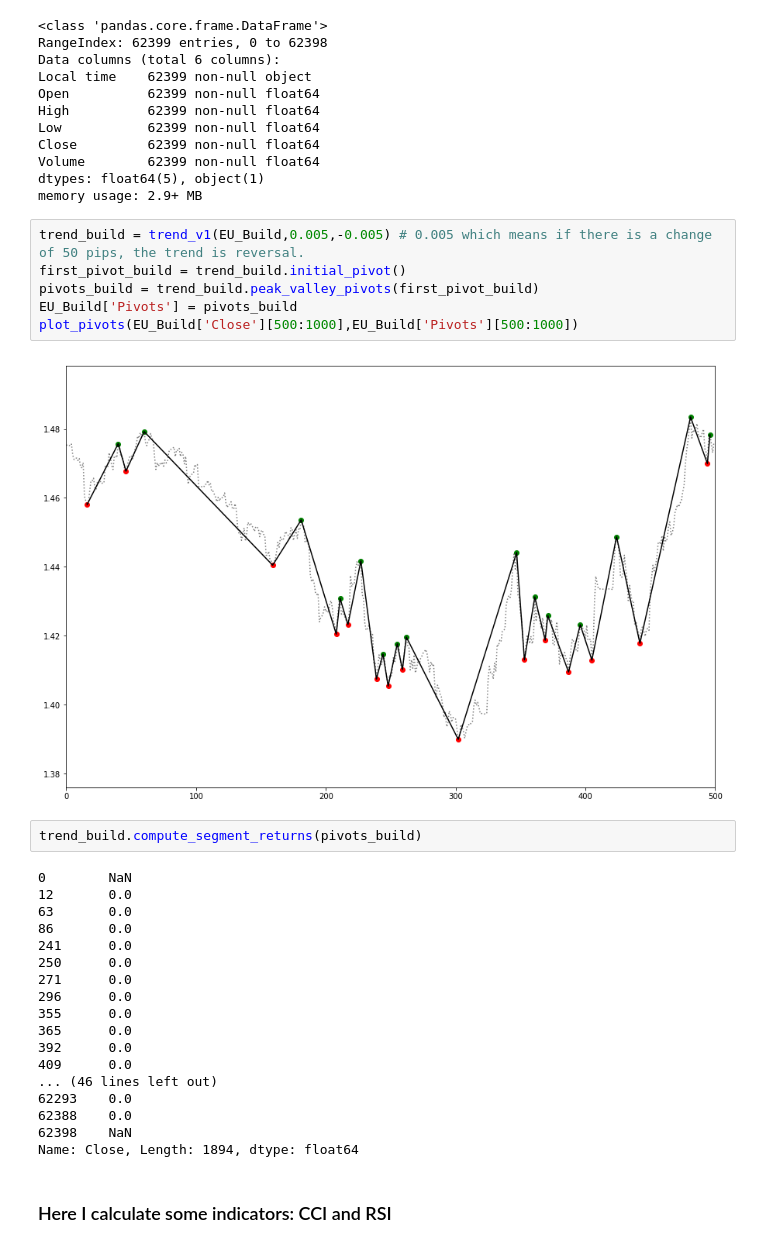
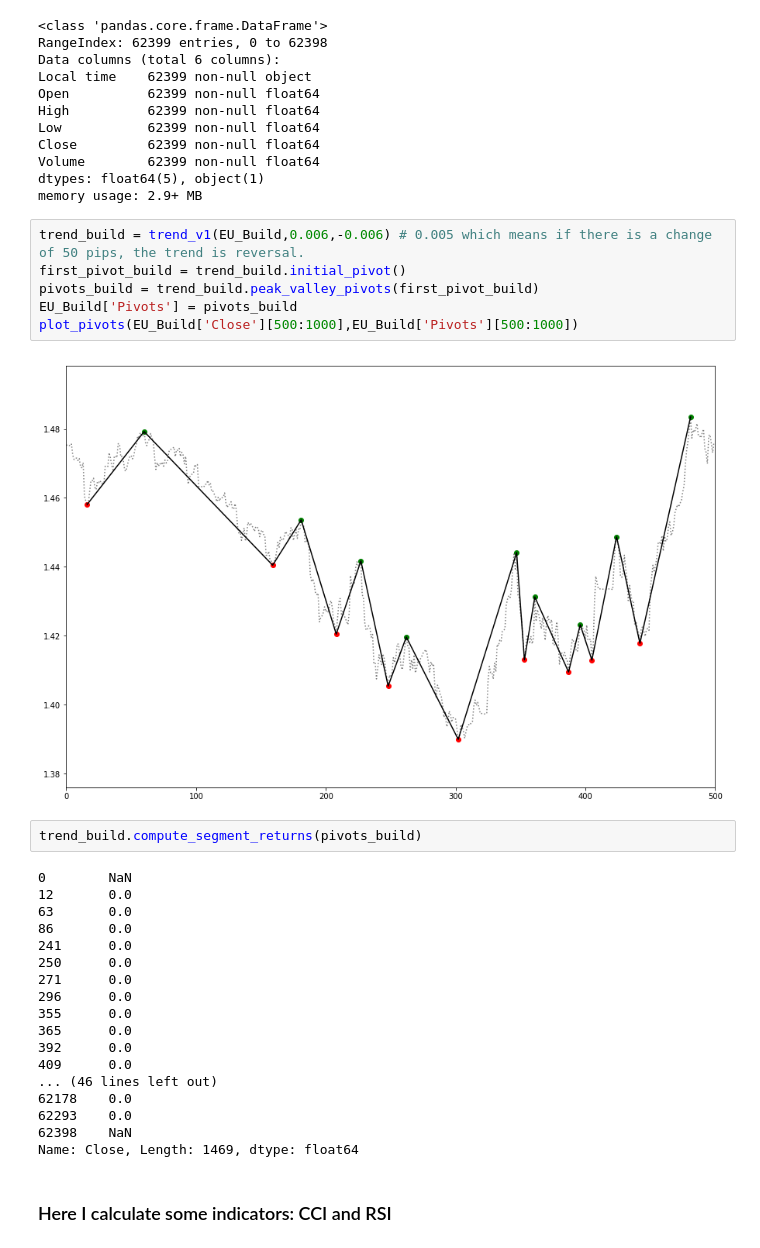
Before and after one commit to Darkcom18/Stage-, a Jupyter notebook: EU_Trade.ipynb, the cells around one changed output. Saved outputs shown, nothing was run; the diff lists cells and outputs as text.

```diff
--- a/EU_Trade.ipynb
+++ b/EU_Trade.ipynb
@@ -60,13 +62,13 @@ Volume        62399 non-null float64
 dtypes: float64(5), object(1)
 memory usage: 2.9+ MB
 # %%
-trend_build = trend_v1(EU_Build,0.005,-0.005) # 0.005 which means if there is a change of 50 pips, the trend is reversal.
+trend_build = trend_v1(EU_Build,0.006,-0.006) # 0.005 which means if there is a change of 50 pips, the trend is reversal.
 first_pivot_build = trend_build.initial_pivot()
 pivots_build = trend_build.peak_valley_pivots(first_pivot_build)
 EU_Build['Pivots'] = pivots_build
 plot_pivots(EU_Build['Close'][500:1000],EU_Build['Pivots'][500:1000])
 # %% [output]
-[figure, old version]
+[figure, new version]
 # %%
 trend_build.compute_segment_returns(pivots_build)
 # %% [output]
@@ -83,10 +85,10 @@ trend_build.compute_segment_returns(pivots_build)
 392      0.0
 409      0.0
 ... (46 lines left out)
+62178    0.0
 62293    0.0
-62388    0.0
 62398    NaN
-Name: Close, Length: 1894, dtype: float64
+Name: Close, Length: 1469, dtype: float64
 # %% [markdown]
 <h3>Here I calculate some indicators: CCI and RSI</h3>
 # %%
```
Also changed, not shown: parts of 34 cells of this notebook.
